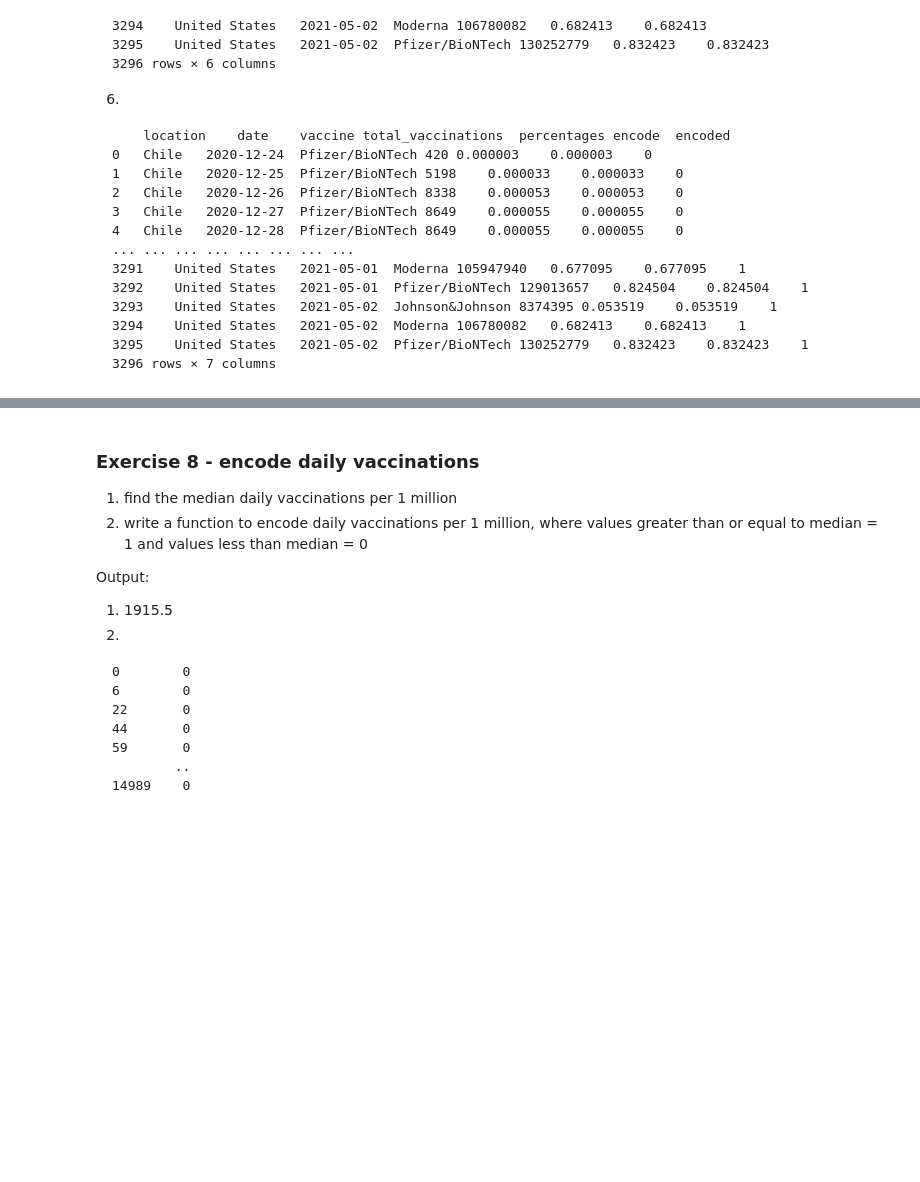
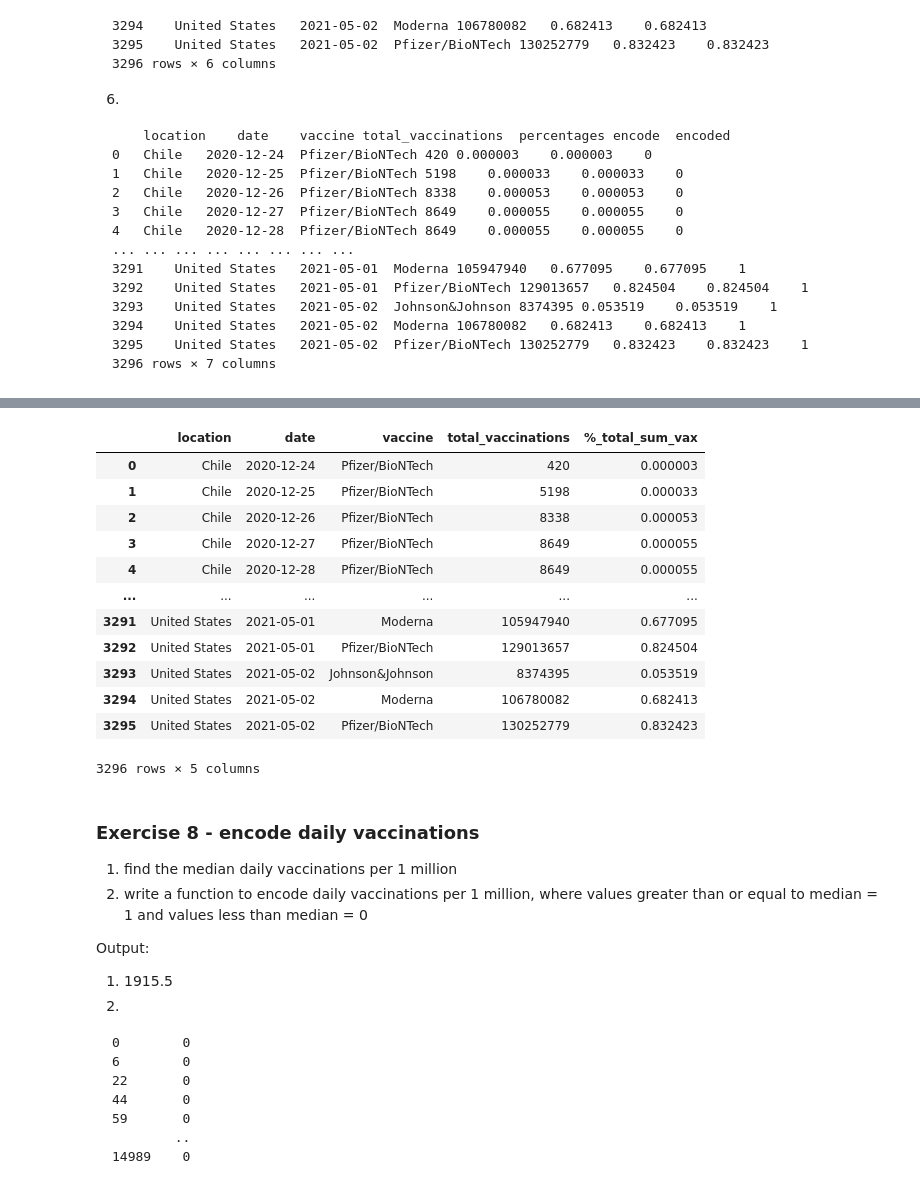
Before and after one commit to mrsferret/Code-Division, a Jupyter notebook: Worksheets/15_1_Encoding_and_Dummy_Coding.ipynb, the cells around one changed output, grey strips where cells are left out. Saved outputs shown, nothing was run; the diff lists cells and outputs as text; code cells hidden in the pictures; blank space fills up the shorter version.

````diff
--- a/Worksheets/15_1_Encoding_and_Dummy_Coding.ipynb
+++ b/Worksheets/15_1_Encoding_and_Dummy_Coding.ipynb
@@ -315,0 +245,20 @@ def encode_daily(df, **kwds):
+# %%
+# Task
+def encode_daily(df, **kwds):
+  median = kwds['median']
+  key = kwds['key']
+
+  if df[key] >= median:
+    return 1
+  else:
+    return 0
+
+#=============================================================================
+# Start
+#=======================================================================
+# find the median daily_vaccinations_per_million
+#=======================================================================
+median = get_median(covid_vax_df)
+covid_vax_df["encoded"] = covid_vax_df.apply(encode_daily, axis = 1, key="daily_vaccinations_per_million", median=median)
+
+covid_vax_df['encoded'].describe()
@@ -447,3 +482,40 @@ location	date	vaccine	total_vaccinations	percentage_of_total	encoded_percentages
 3295	United States	2021-05-02	Pfizer/BioNTech	130252779	0.832423	0.832423	1
 3296 rows × 7 columns
 ```
+# %%
+
+def calc_sum_per_mnfctr(df):
+  sum_total_vax = covid_vax_df[["vaccine", "total_vaccinations"]].groupby("vaccine").sum()
+  print(sum_total_vax.to_string())
+
+  return sum_total_vax
+
+def create_new_col(df, sum_total_vax):
+
+  df['%_total_sum_vax'] = (df['total_vaccinations']/df['total_vaccinations'].sum()) * 100
+  #df['new_column'] = (df['column1']/df['column1].sum()) * 100
+  print("\ndf: ", df.columns.values)
+  #list(df.columns.values)
+  return df
+
+#=======================================================================
+# program starts here
+#=======================================================================
+# Task 1 - excel file into df
+#=======================================================================
+
+url = "https://github.com/lilaceri/Working-with-data-/blob/342abab10d93c4bf23b5c55a50f189f12a137c5f/Data%20Sets%20for%20code%20divisio/Covid%20Vaccination%20Data.xlsx?raw=true"
+covid_vax_by_mnfctr_df = pd.read_excel(url,sheet_name="by_manufacturer")
+
+print("\ncovid_vax_by_mnfctr_df describe: ", covid_vax_by_mnfctr_df.describe())
+
+#=======================================================================
+# Task 2 - find the sum of total vaccinations for each manufacturer
+#=======================================================================
+sum_total_vax = calc_sum_per_mnfctr(covid_vax_by_mnfctr_df)
+
+#=======================================================================
+# Task 3 - create new col with total vaccinations as a % overall sum of total vaccinations
+#=======================================================================
+create_new_col(covid_vax_by_mnfctr_df, sum_total_vax)
+# %% [output]
@@ -450,3 +540,16 @@ location	date	vaccine	total_vaccinations	percentage_of_total	encoded_percentages
+|  | location | date | vaccine | total_vaccinations | %_total_sum_vax |
+| 0 | Chile | 2020-12-24 | Pfizer/BioNTech | 420 | 0.000003 |
+| 1 | Chile | 2020-12-25 | Pfizer/BioNTech | 5198 | 0.000033 |
+| 2 | Chile | 2020-12-26 | Pfizer/BioNTech | 8338 | 0.000053 |
+| 3 | Chile | 2020-12-27 | Pfizer/BioNTech | 8649 | 0.000055 |
+| 4 | Chile | 2020-12-28 | Pfizer/BioNTech | 8649 | 0.000055 |
+| ... | ... | ... | ... | ... | ... |
+| 3291 | United States | 2021-05-01 | Moderna | 105947940 | 0.677095 |
+| 3292 | United States | 2021-05-01 | Pfizer/BioNTech | 129013657 | 0.824504 |
+| 3293 | United States | 2021-05-02 | Johnson&Johnson | 8374395 | 0.053519 |
+| 3294 | United States | 2021-05-02 | Moderna | 106780082 | 0.682413 |
+| 3295 | United States | 2021-05-02 | Pfizer/BioNTech | 130252779 | 0.832423 |
+3296 rows × 5 columns
 # %% [markdown]
 ### Exercise 8 - encode daily vaccinations
 
````
Also changed, not shown: parts of 8 cells of this notebook.
